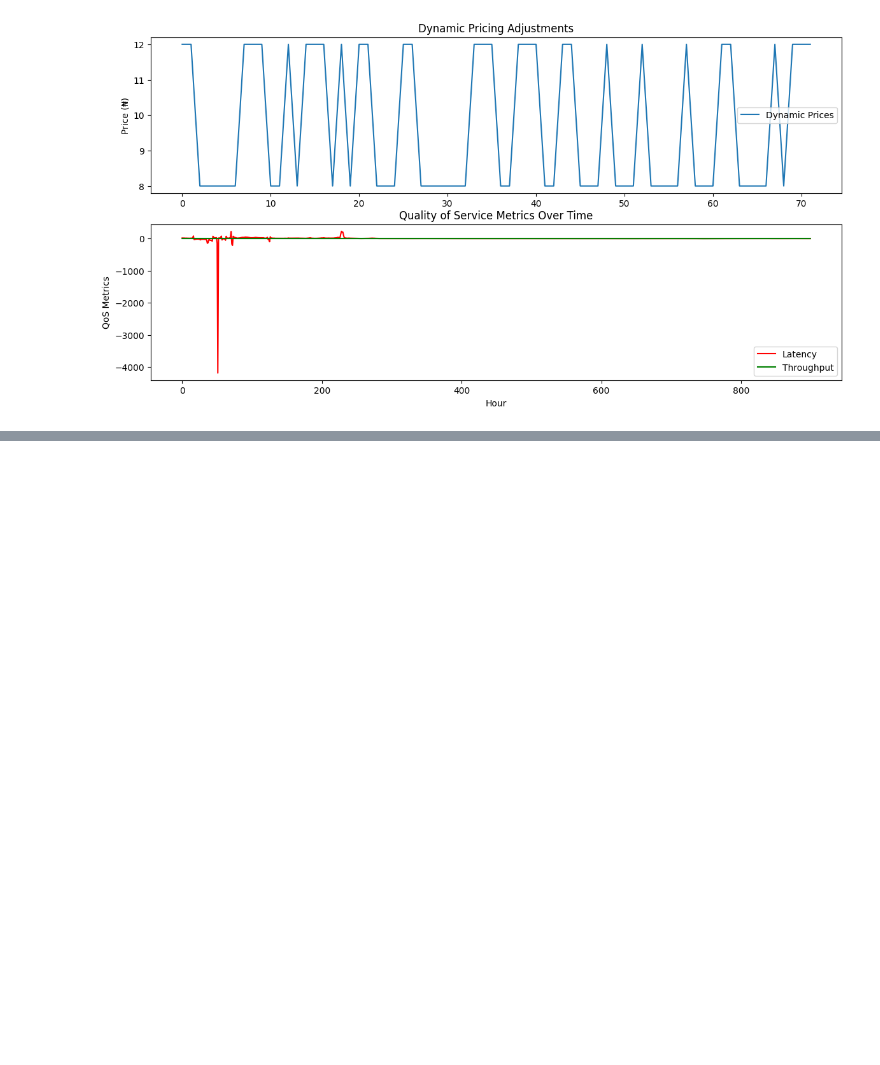
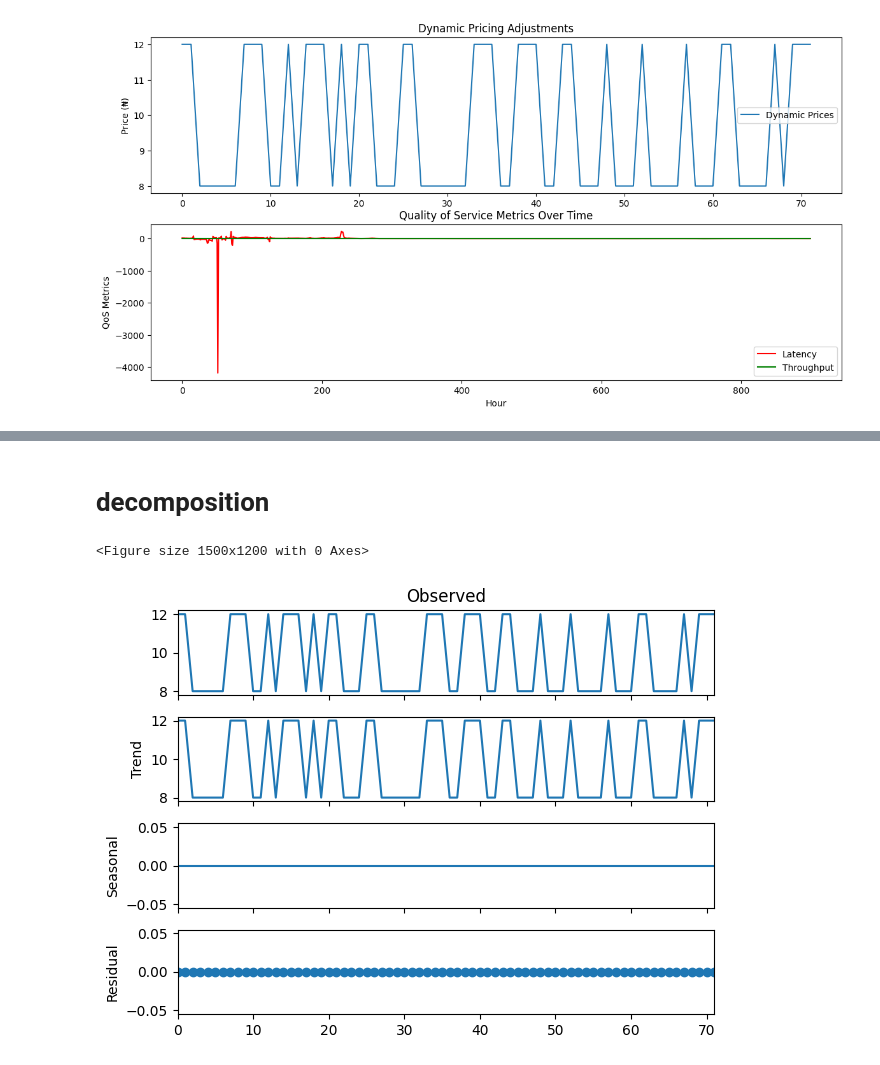
Before and after one commit to neyedhayo/LTE-network-pricing-pattern, a Jupyter notebook: build/notebooks/DynamicPricing.ipynb, the cells around one changed output, grey strips where cells are left out. Cells and saved outputs as stored; diff of their text form; code cells hidden in the pictures; blank space fills up the shorter version.

```diff
--- a/build/notebooks/DynamicPricing.ipynb
+++ b/build/notebooks/DynamicPricing.ipynb
@@ -108,0 +135,2 @@ plt.show()
+# %% [markdown]
+# decomposition
@@ -108,0 +139,9 @@ plt.show()
+# %%
+# Decompose the time series data
+plt.figure(figsize=(15, 12))
+result = seasonal_decompose(dynamic_prices, model='additive', period=1)  # Adjust period based on your data's frequency
+result.plot()
+plt.show()
+# %% [output]
+<Figure size 1500x1200 with 0 Axes>
+[figure, added]
```
Also changed, not shown: parts of 8 cells of this notebook.
